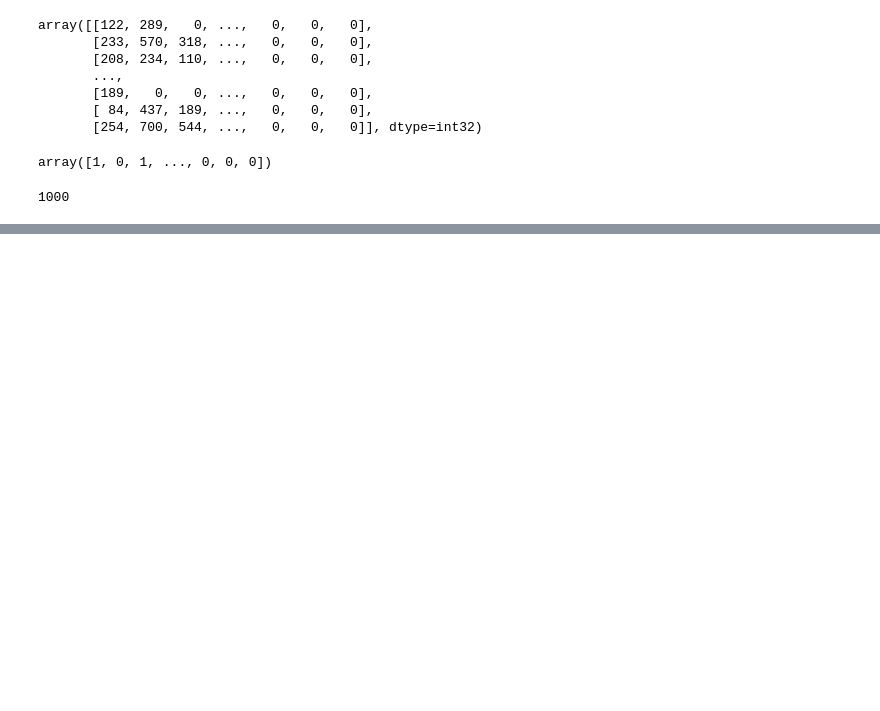
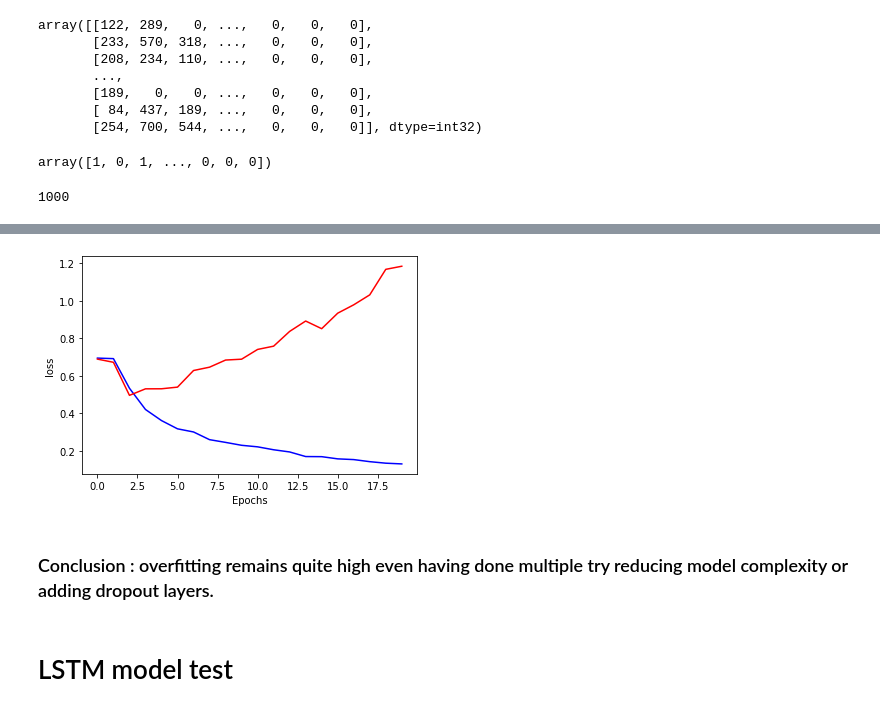
Before and after one commit to pachanteau/4_disaster_tweets, a Jupyter notebook: NLP_tweet_disaster_01.ipynb, the cells around one changed output, grey strips where cells are left out. Cells and saved outputs as stored; diff of their text form; code cells hidden in the pictures; blank space fills up the shorter version.

```diff
--- a/NLP_tweet_disaster_01.ipynb
+++ b/NLP_tweet_disaster_01.ipynb
@@ -448,0 +504,6 @@ vocab_size
+# %%
+optimizer= tf.keras.optimizers.Adam()
+
+model_RegularSimpleRNN.compile(optimizer=optimizer,
+                        loss=tf.keras.losses.BinaryCrossentropy(),
+                        metrics=[tf.keras.metrics.BinaryAccuracy()])
@@ -448,0 +598,13 @@ vocab_size
+# %%
+
+model_gru = tf.keras.Sequential([
+                  Embedding(vocab_size+1, 64, input_shape=[tweet.shape[1],],name="embedding"),
+                  GRU(units=32, return_sequences=True),
+                  Dropout(0.5),
+                  GRU(units=16, return_sequences=False),
+                  Dropout(0.3),
+                  Dense(16, activation='relu'),
+                  Dropout(0.3),
+                  Dense(8, activation='relu'),
+                  Dense(1, activation="sigmoid")
+])
@@ -448,0 +631,8 @@ vocab_size
+# %%
+model_gru.compile(optimizer=optimizer,
+              loss=tf.keras.losses.BinaryCrossentropy(),
+              metrics=[tf.keras.metrics.BinaryAccuracy()])
+# %%
+history_GRU = model_gru.fit(train_data,
+              epochs=20,
+              validation_data=test_data)
@@ -448,0 +657,12 @@ vocab_size
+# %%
+plt.plot(history_GRU.history["loss"], color="b")
+plt.plot(history_GRU.history["val_loss"], color="r")
+plt.ylabel("loss")
+plt.xlabel("Epochs")
+plt.show()
+# %% [output]
+[figure, added]
+# %% [markdown]
+### Conclusion : overfitting remains quite high even having done multiple try reducing model complexity or adding dropout layers.
+# %% [markdown]
+# LSTM model test
```
Also changed, not shown: parts of 41 cells of this notebook.
